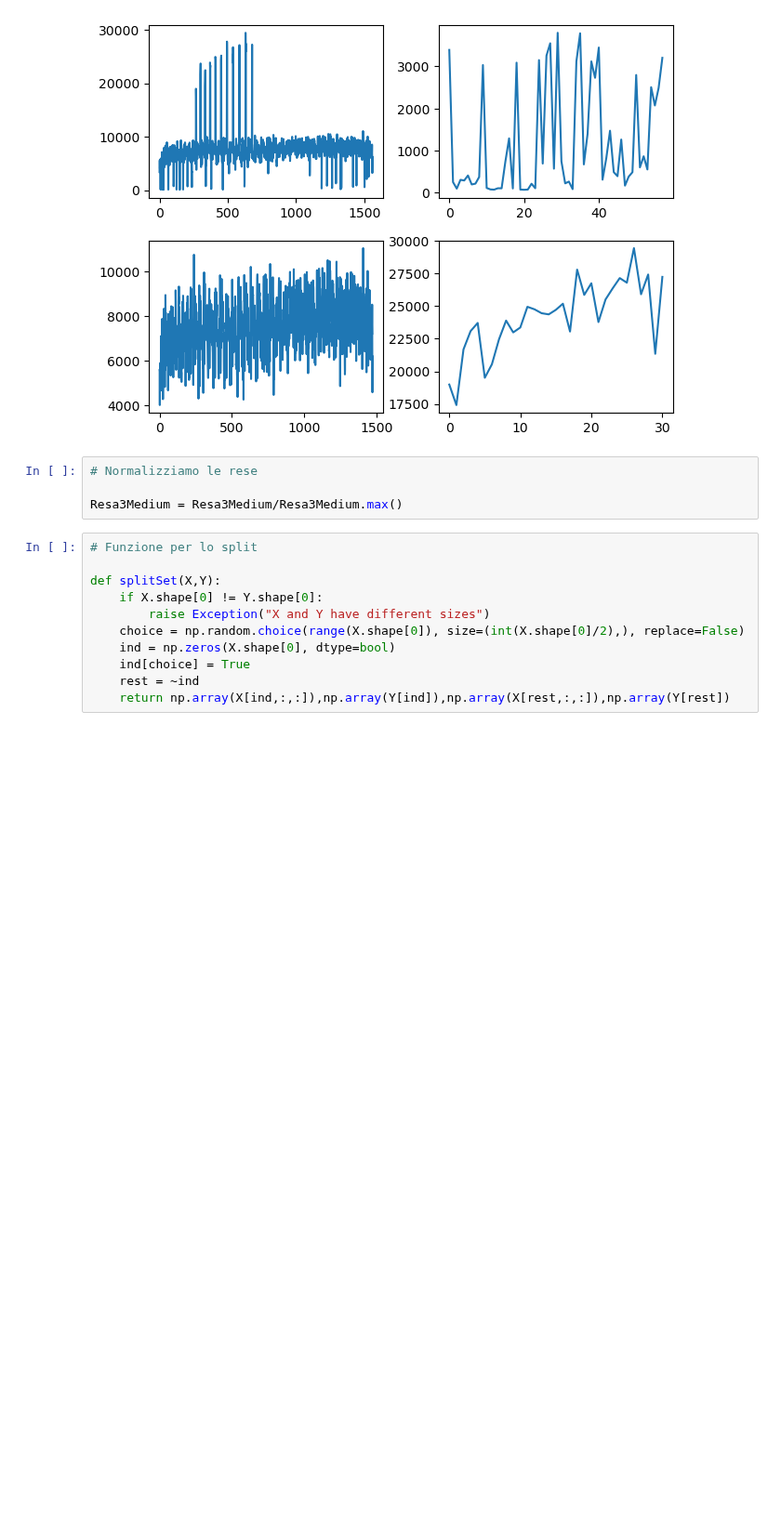
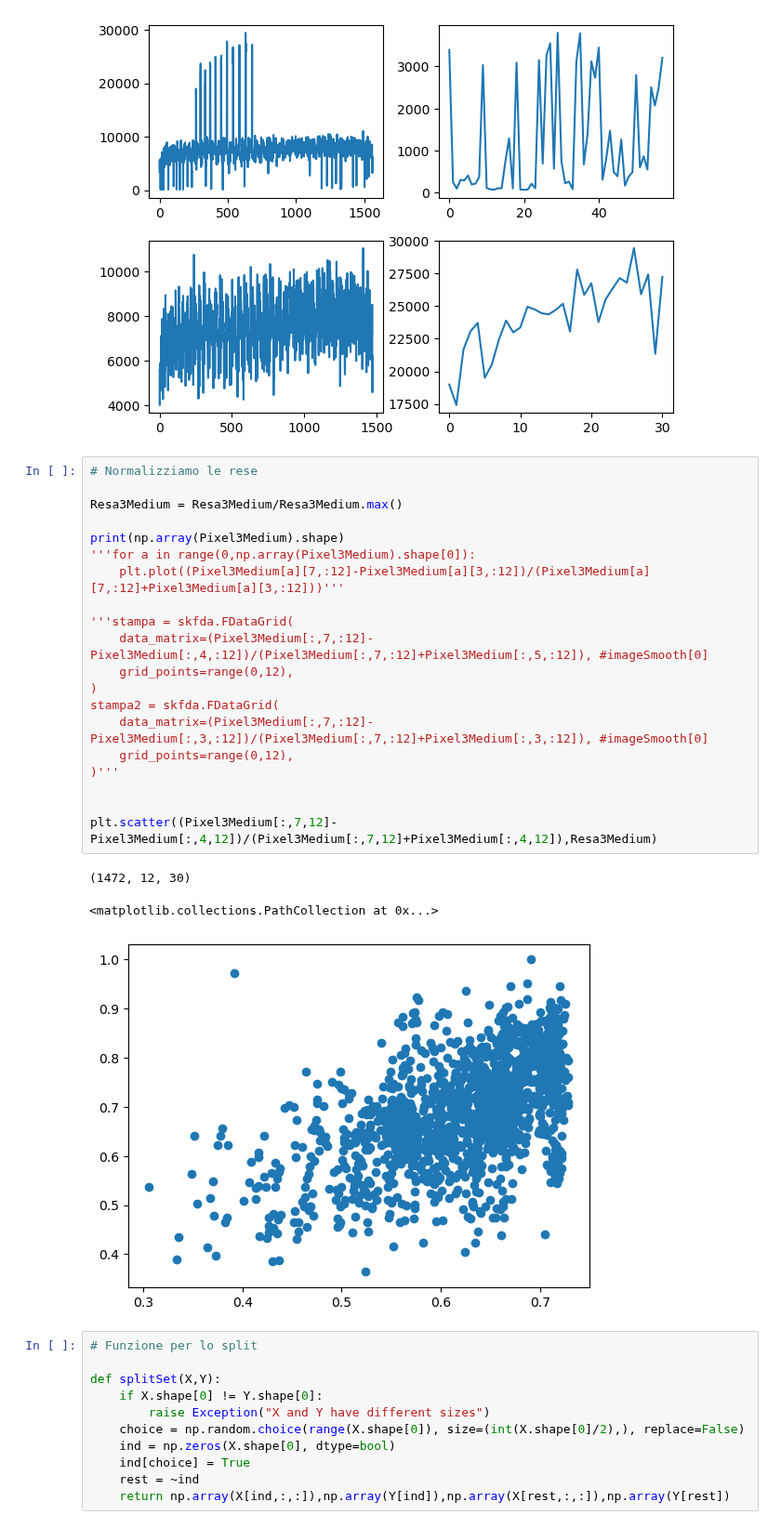
Before and after one commit to Simone-Scalella/AgriVision2022, a Jupyter notebook: vgg16.ipynb, the cells around one changed output. Shown at 93% size. Drawn from its saved outputs; the diff is of its cells as text; blank space fills up the shorter version.

```diff
--- a/vgg16.ipynb
+++ b/vgg16.ipynb
@@ -61,10 +69,30 @@ plt.show()
 # %% [output]
  Resa bassa: 58 Resa media[4500,10000]: 1472 Resa alta(>10000): 31
 [figure]
-# %%
-# Normalizziamo le rese
-
-Resa3Medium = Resa3Medium/Resa3Medium.max()
+# %%
+# Normalizziamo le rese
+
+Resa3Medium = Resa3Medium/Resa3Medium.max()
+
+print(np.array(Pixel3Medium).shape)
+'''for a in range(0,np.array(Pixel3Medium).shape[0]):
+    plt.plot((Pixel3Medium[a][7,:12]-Pixel3Medium[a][3,:12])/(Pixel3Medium[a][7,:12]+Pixel3Medium[a][3,:12]))'''
+
+'''stampa = skfda.FDataGrid(
+    data_matrix=(Pixel3Medium[:,7,:12]-Pixel3Medium[:,4,:12])/(Pixel3Medium[:,7,:12]+Pixel3Medium[:,5,:12]), #imageSmooth[0]
+    grid_points=range(0,12),
+)
+stampa2 = skfda.FDataGrid(
+    data_matrix=(Pixel3Medium[:,7,:12]-Pixel3Medium[:,3,:12])/(Pixel3Medium[:,7,:12]+Pixel3Medium[:,3,:12]), #imageSmooth[0]
+    grid_points=range(0,12),
+)'''
+
+
+plt.scatter((Pixel3Medium[:,7,12]-Pixel3Medium[:,4,12])/(Pixel3Medium[:,7,12]+Pixel3Medium[:,4,12]),Resa3Medium)
+# %% [output]
+(1472, 12, 30)
+<matplotlib.collections.PathCollection at 0x...>
+[figure, added]
 # %%
 # Funzione per lo split
 
```
Also changed, not shown: parts of 13 cells of this notebook, 1 other file.
